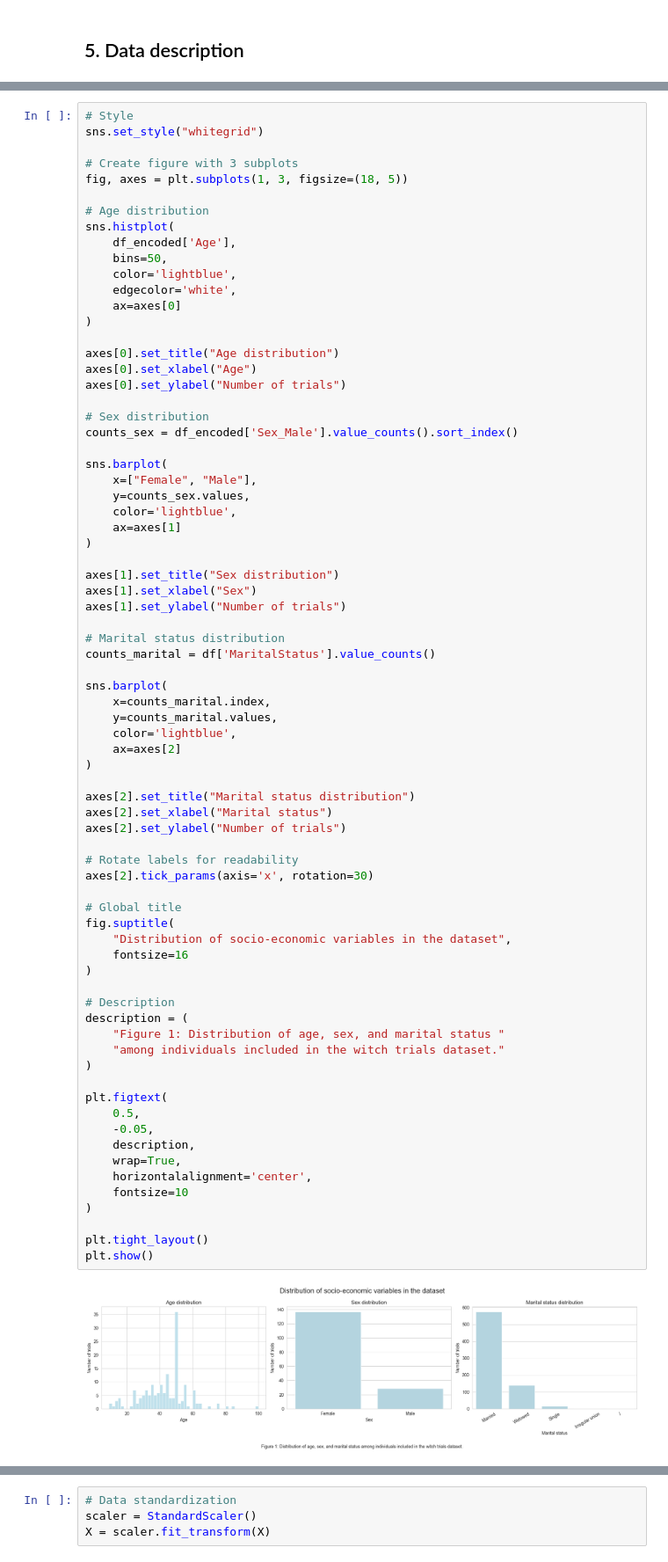
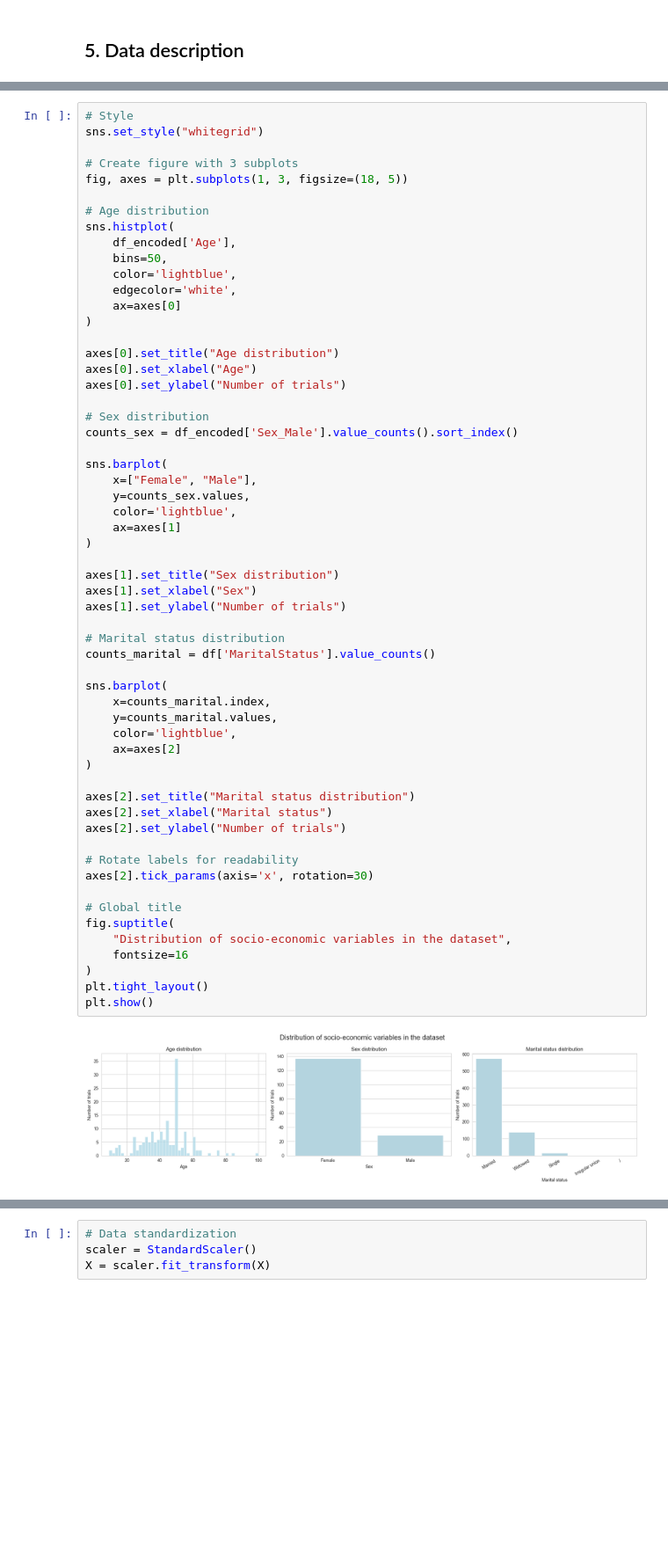
Before and after one commit to elsabidant/Bayesian-witches, a Jupyter notebook: witches_project.ipynb, the cells around one changed output, grey strips where cells are left out. Shown at 88% size. Drawn from its saved outputs; the diff is of its cells as text; blank space fills up the shorter version.

```diff
--- a/witches_project.ipynb
+++ b/witches_project.ipynb
@@ -178,47 +186,31 @@ sns.barplot(
 
 axes[1].set_title("Sex distribution")
 axes[1].set_xlabel("Sex")
 axes[1].set_ylabel("Number of trials")
 
 # Marital status distribution
 counts_marital = df['MaritalStatus'].value_counts()
 
 sns.barplot(
     x=counts_marital.index,
     y=counts_marital.values,
     color='lightblue',
     ax=axes[2]
 )
 
 axes[2].set_title("Marital status distribution")
 axes[2].set_xlabel("Marital status")
 axes[2].set_ylabel("Number of trials")
 
 # Rotate labels for readability
 axes[2].tick_params(axis='x', rotation=30)
 
 # Global title
 fig.suptitle(
     "Distribution of socio-economic variables in the dataset",
     fontsize=16
 )
-
-# Description
-description = (
-    "Figure 1: Distribution of age, sex, and marital status "
-    "among individuals included in the witch trials dataset."
-)
-
-plt.figtext(
-    0.5,
-    -0.05,
-    description,
-    wrap=True,
-    horizontalalignment='center',
-    fontsize=10
-)
-
 plt.tight_layout()
 plt.show()
 # %% [output]
-[figure, old version]
+[figure, new version]
```
Also changed, not shown: parts of 10 cells of this notebook.
